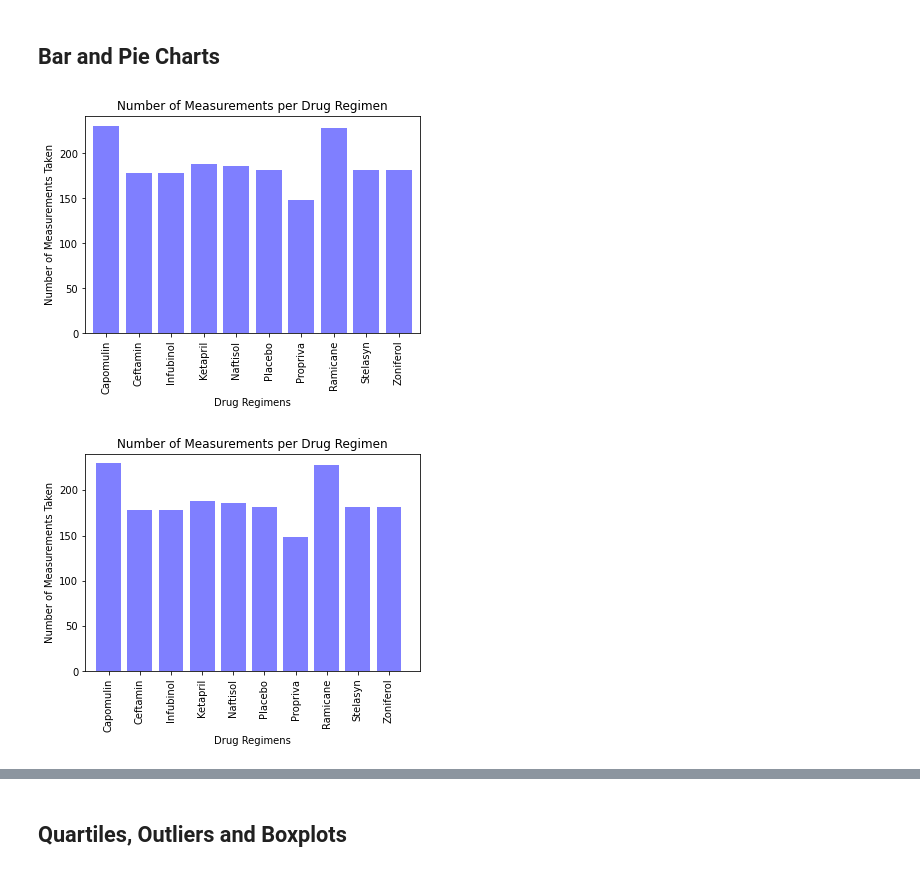
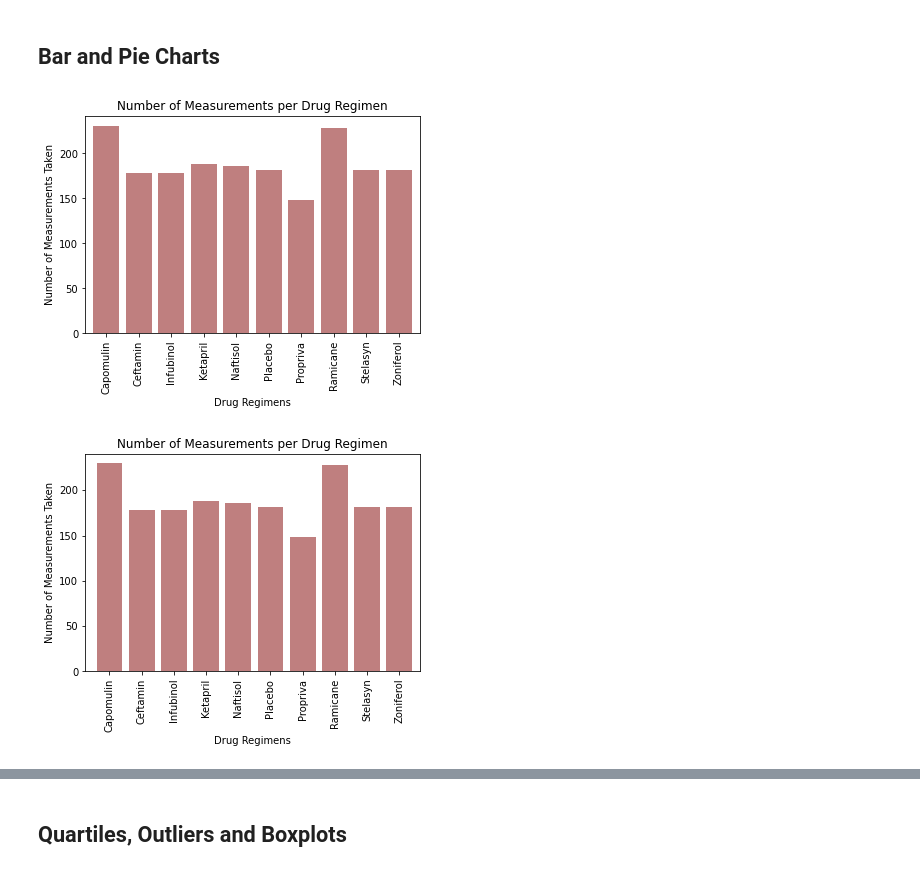
Before and after one commit to pspitzer86/Matplotlib-Challenge, a Jupyter notebook: Pymaceuticals_challenge.ipynb, the cells around one changed output, grey strips where cells are left out. Drawn from its saved outputs; the diff is of its cells as text; code cells hidden in the pictures.

```diff
--- a/Pymaceuticals_challenge.ipynb
+++ b/Pymaceuticals_challenge.ipynb
@@ -118,7 +118,10 @@ all_drugs_renamed
 clean_group = cleaned_data.groupby('Drug Regimen').count()
 clean_group_needed = clean_group[['Mouse ID']]
 
-clean_group_needed.plot(kind="bar", color = 'blue', legend = False, alpha = 0.5, width = 0.8)
+clean_group_needed.plot(kind="bar", color = 'maroon', legend = False, alpha = 0.5, width = 0.8)
+
+#plt.xlim(-0.75, len(x_axis) - 0.35)
+#plt.ylim(0, max(y_axis)+10)
 
 plt.title("Number of Measurements per Drug Regimen")
 plt.xlabel("Drug Regimens")
@@ -126,23 +129,23 @@ plt.ylabel("Number of Measurements Taken")
 
 plt.show()
 # %% [output]
-[figure, old version]
+[figure, new version]
 # %%
 # Generate a bar plot showing the total number of measurements taken on each drug regimen using pyplot.
 
 x_axis = clean_group.index.to_list()
 y_axis = clean_group['Mouse ID'].to_list()
 
-plt.bar(x_axis, y_axis, color='blue', alpha=0.5, align='center')
+plt.bar(x_axis, y_axis, color='maroon', alpha=0.5, align='center')
 
 plt.xticks(x_axis, rotation = 90)
-plt.xlim(-0.75, len(x_axis))
+plt.xlim(-0.75, len(x_axis) - 0.35)
 plt.ylim(0, max(y_axis)+10)
 
 plt.title("Number of Measurements per Drug Regimen")
 plt.xlabel("Drug Regimens")
 plt.ylabel("Number of Measurements Taken")
 
 plt.show()
 # %% [output]
-[figure, old version]
+[figure, new version]
```
Also changed, not shown: parts of 3 cells of this notebook.
